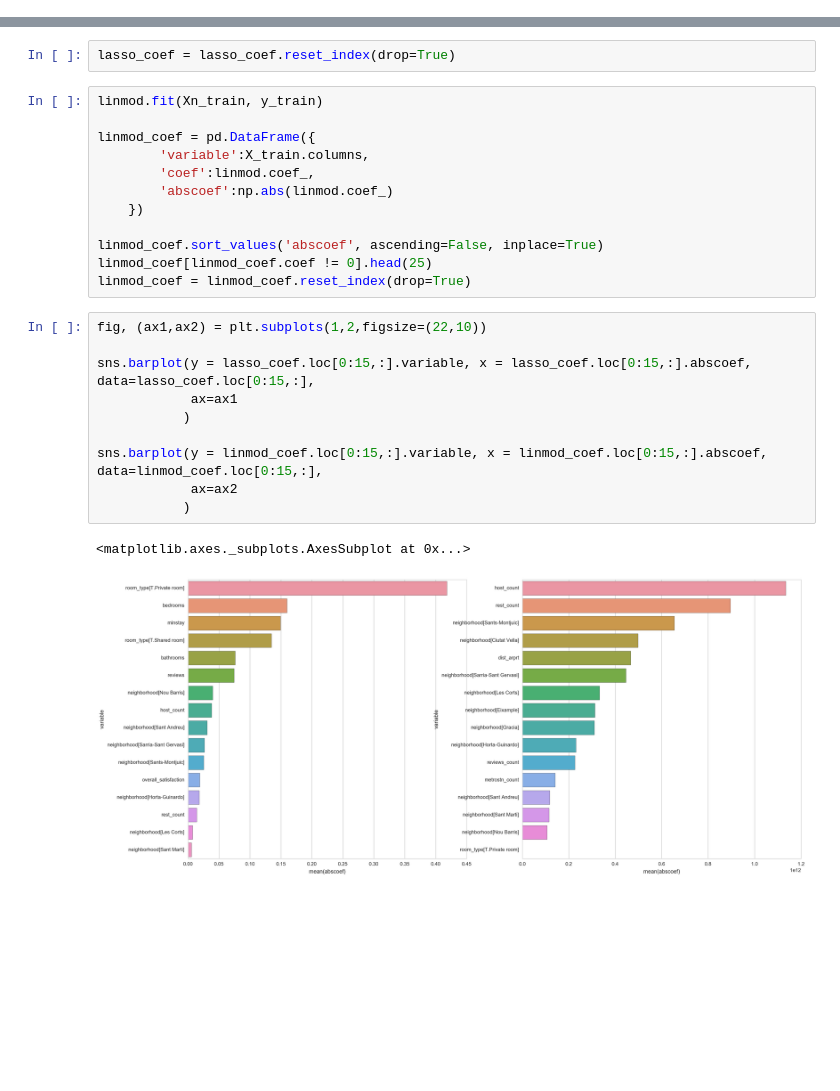
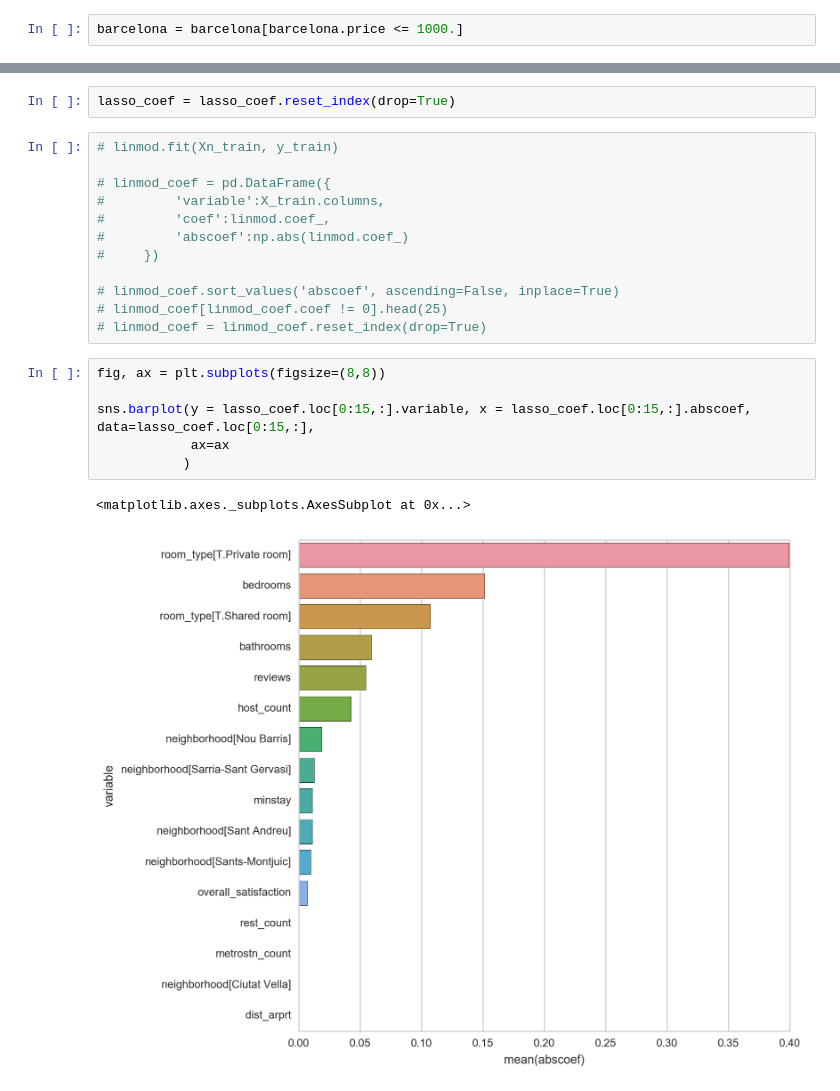
Before and after one commit to Jyojha/DS_Projects, a Jupyter notebook: Barcelona_Model.ipynb, the cells around one changed output, grey strips where cells are left out. Cells and saved outputs as stored; diff of their text form; blank space fills up the shorter version.

```diff
--- a/Barcelona_Model.ipynb
+++ b/Barcelona_Model.ipynb
@@ -32,6 +35,8 @@ def pred_target(df):
 # %%
 barcelona = pd.read_csv('/Users/jyots/Desktop/DS_Projects/airbnb_DataSets/Barcelona_dfm.csv',
                    encoding='utf8')
+# %%
+barcelona = barcelona[barcelona.price <= 1000.]
 # %%
 X, y = pred_target(barcelona)
 # %%
@@ -179,27 +189,23 @@ sns.distplot(residuals, bins=50, kde=False)
 # %%
 lasso_coef = lasso_coef.reset_index(drop=True)
 # %%
-linmod.fit(Xn_train, y_train)
+# linmod.fit(Xn_train, y_train)
 
-linmod_coef = pd.DataFrame({
-        'variable':X_train.columns,
-        'coef':linmod.coef_,
-        'abscoef':np.abs(linmod.coef_)
-    })
+# linmod_coef = pd.DataFrame({
+#         'variable':X_train.columns,
+#         'coef':linmod.coef_,
+#         'abscoef':np.abs(linmod.coef_)
+#     })
 
-linmod_coef.sort_values('abscoef', ascending=False, inplace=True)
-linmod_coef[linmod_coef.coef != 0].head(25)
-linmod_coef = linmod_coef.reset_index(drop=True)
+# linmod_coef.sort_values('abscoef', ascending=False, inplace=True)
+# linmod_coef[linmod_coef.coef != 0].head(25)
+# linmod_coef = linmod_coef.reset_index(drop=True)
 # %%
-fig, (ax1,ax2) = plt.subplots(1,2,figsize=(22,10))
+fig, ax = plt.subplots(figsize=(8,8))
 
 sns.barplot(y = lasso_coef.loc[0:15,:].variable, x = lasso_coef.loc[0:15,:].abscoef, data=lasso_coef.loc[0:15,:],
-            ax=ax1
+            ax=ax
            )
-
-sns.barplot(y = linmod_coef.loc[0:15,:].variable, x = linmod_coef.loc[0:15,:].abscoef, data=linmod_coef.loc[0:15,:],
-            ax=ax2
-           )
 # %% [output]
 <matplotlib.axes._subplots.AxesSubplot at 0x...>
-[figure, old version]
+[figure, new version]
```
Also changed, not shown: parts of 19 cells of this notebook.
